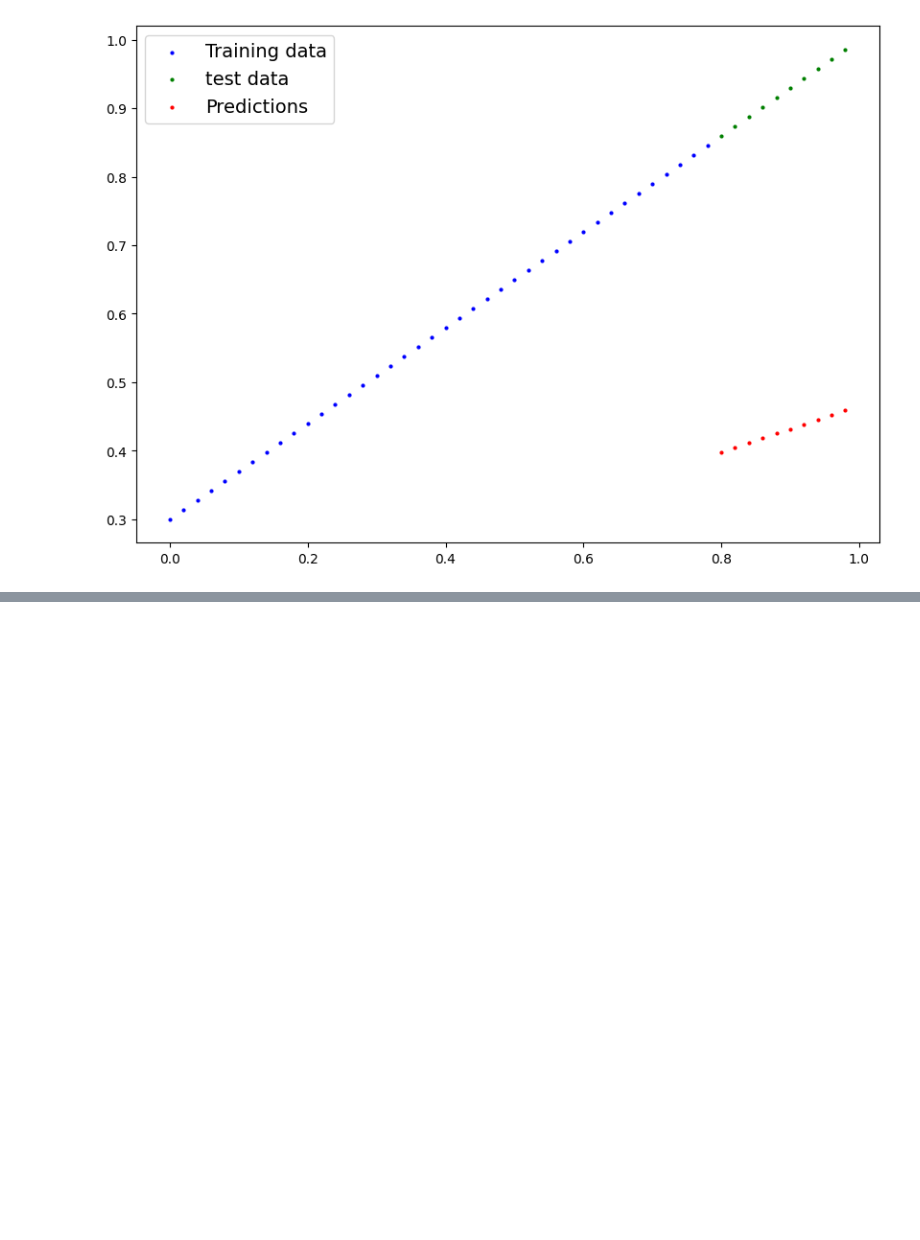
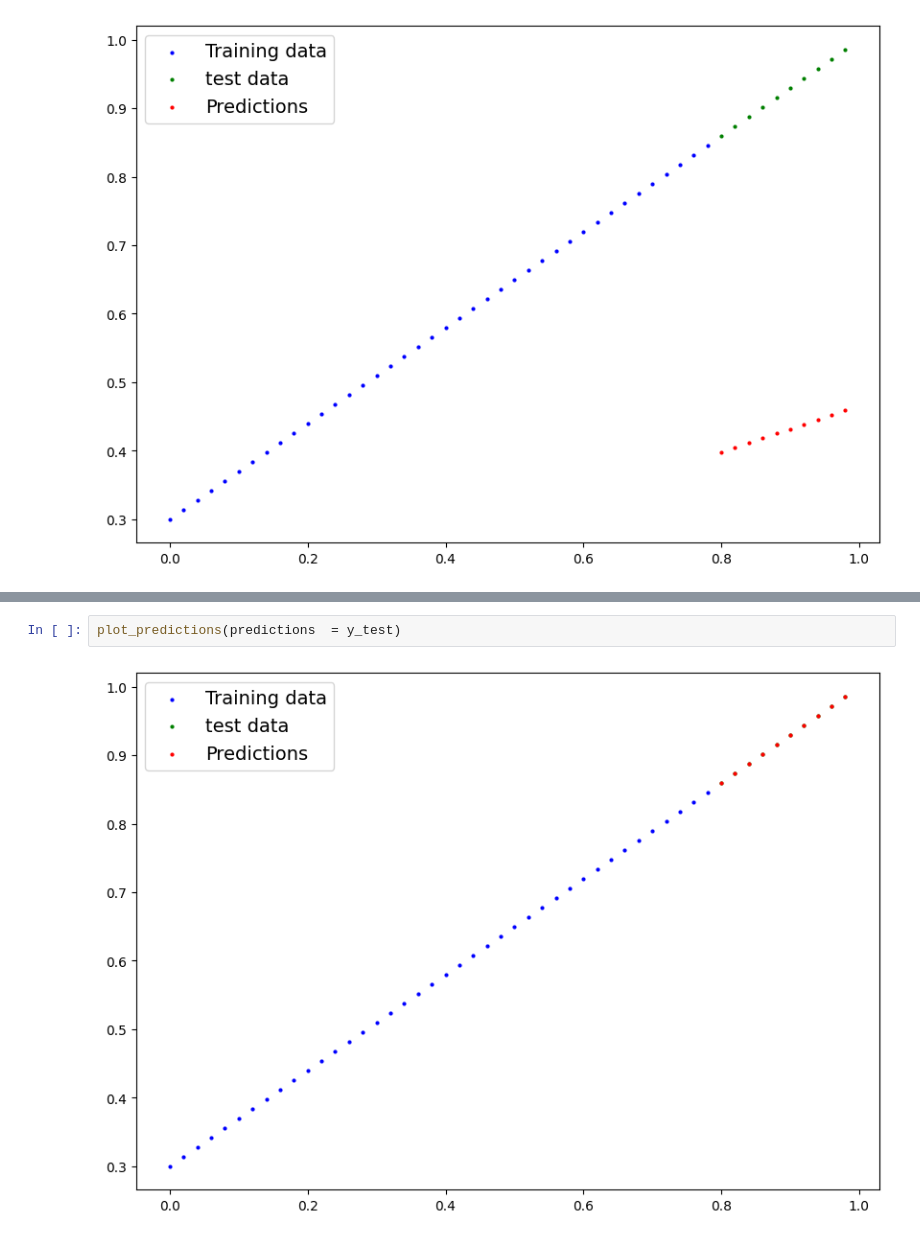
Before and after one commit to tarun-kavipurapu/pytorch_practice, a Jupyter notebook: pytorch_regression.ipynb, the cells around one changed output, grey strips where cells are left out. Saved outputs shown, nothing was run; the diff lists cells and outputs as text; blank space fills up the shorter version.

```diff
--- a/pytorch_regression.ipynb
+++ b/pytorch_regression.ipynb
@@ -104,0 +162,4 @@ plot_predictions(predictions = y_pred)
+# %%
+plot_predictions(predictions  = y_test)
+# %% [output]
+[figure, added]
```
Also changed, not shown: parts of 5 cells of this notebook.
